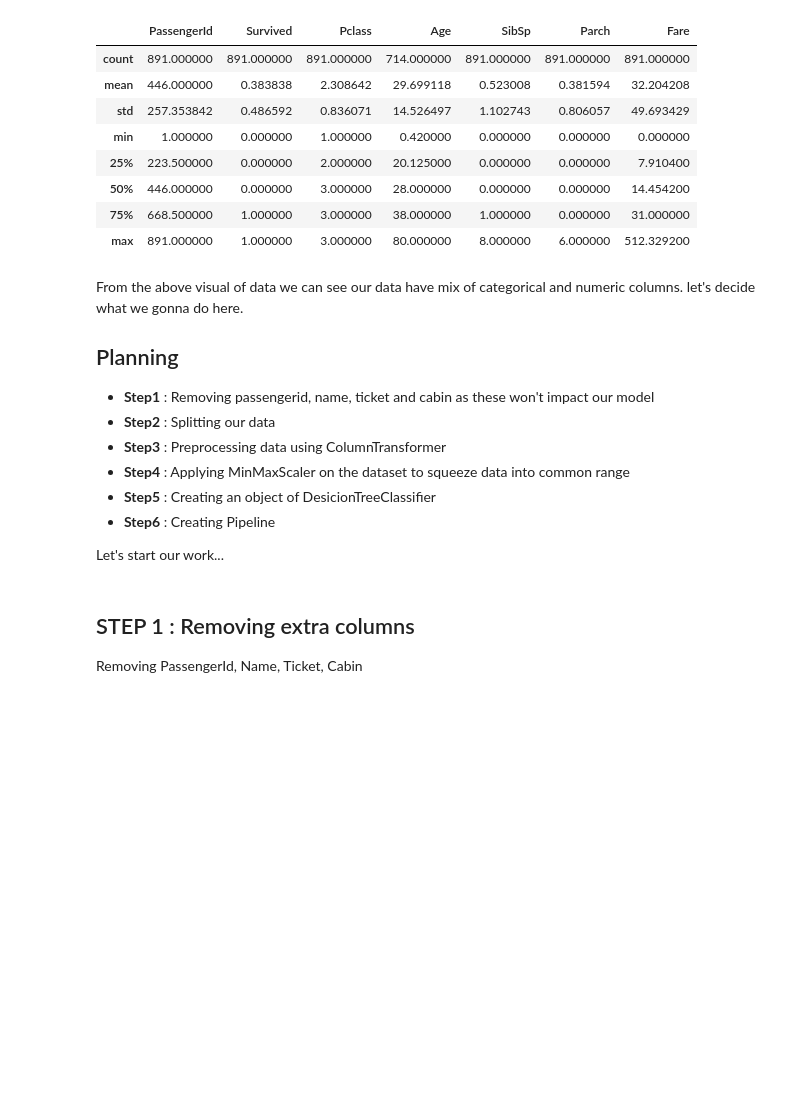
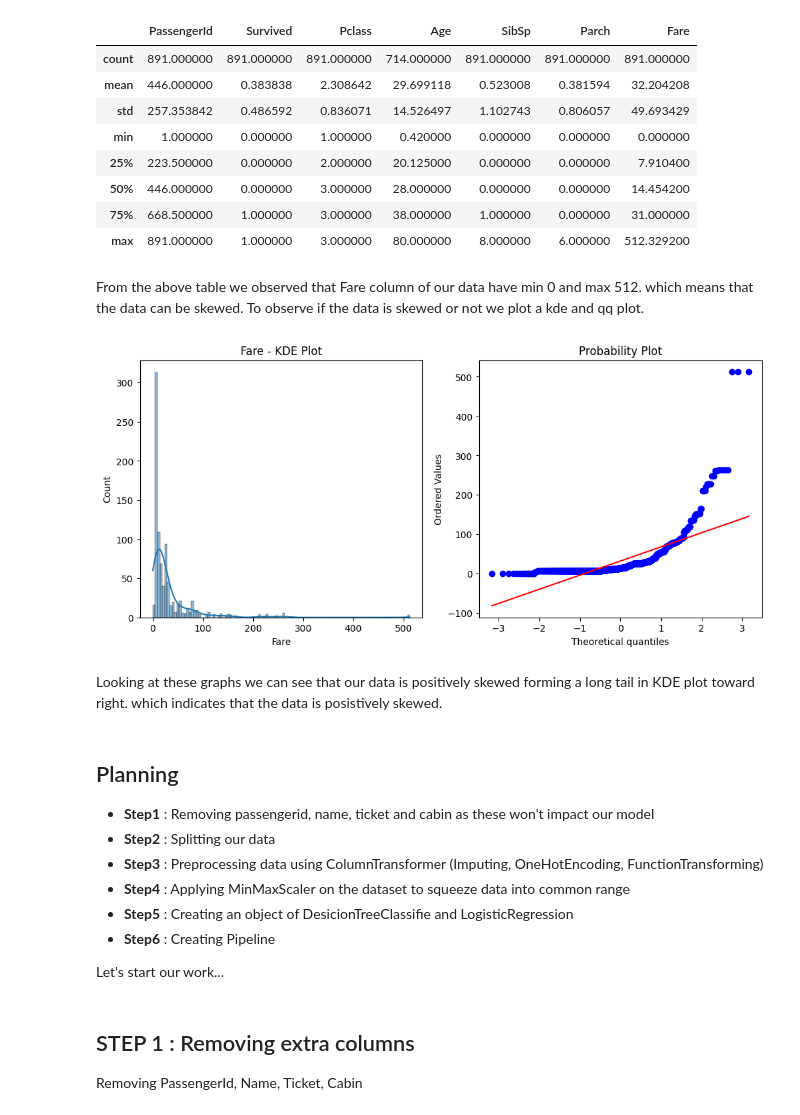
Before and after one commit to hanzla-anjum016/Titanic-survival-prediction-End-to-end-ML-Pipeline, a Jupyter notebook: titanic-survival-prediction-end-to-end-ml-pipeline.ipynb, the cells around one changed output. Cells and saved outputs as stored; diff of their text form; code cells hidden in the pictures; blank space fills up the shorter version.

```diff
--- a/titanic-survival-prediction-end-to-end-ml-pipeline.ipynb
+++ b/titanic-survival-prediction-end-to-end-ml-pipeline.ipynb
@@ -73,16 +78,32 @@ df.describe()
 | 50% | 446.000000 | 0.000000 | 3.000000 | 28.000000 | 0.000000 | 0.000000 | 14.454200 |
 | 75% | 668.500000 | 1.000000 | 3.000000 | 38.000000 | 1.000000 | 0.000000 | 31.000000 |
 | max | 891.000000 | 1.000000 | 3.000000 | 80.000000 | 8.000000 | 6.000000 | 512.329200 |
+# %% [markdown]
+From the above table we observed that Fare column of our data have min 0 and max 512. which means that the data can be skewed. To observe if the data is skewed or not we plot a kde and qq plot.
+# %%
+fig, (ax1, ax2) = plt.subplots(ncols=2, figsize=(12,5))
+
+# Plotting kdeplot
+ax1.set_title("Fare - KDE Plot")
+sns.histplot(df["Fare"], ax=ax1, kde=True)
+
+# Plotting QQ Plot
+ax2.set_title("Fare - QQ Plot")
+stats.probplot(df["Fare"], plot=ax2)
+
+plt.show()
+# %% [output]
+[figure, added]
+# %% [markdown]
+Looking at these graphs we can see that our data is positively skewed forming a long tail in KDE plot toward right. which indicates that the data is posistively skewed.
 # %% [markdown]
-From the above visual of data we can see our data have mix of categorical and numeric columns. let's decide what we gonna do here.
-
 ## Planning
 
 * **Step1** : Removing passengerid, name, ticket and cabin as these won't impact our model
 * **Step2** : Splitting our data
-* **Step3** : Preprocessing data using ColumnTransformer
+* **Step3** : Preprocessing data using ColumnTransformer (Imputing, OneHotEncoding, FunctionTransforming)
 * **Step4** : Applying MinMaxScaler on the dataset to squeeze data into common range
-* **Step5** : Creating an object of DesicionTreeClassifier
+* **Step5** : Creating an object of DesicionTreeClassifie and LogisticRegression
 * **Step6** : Creating Pipeline
 
 Let's start our work...
```
Also changed, not shown: parts of 12 cells of this notebook, 1 other file.
